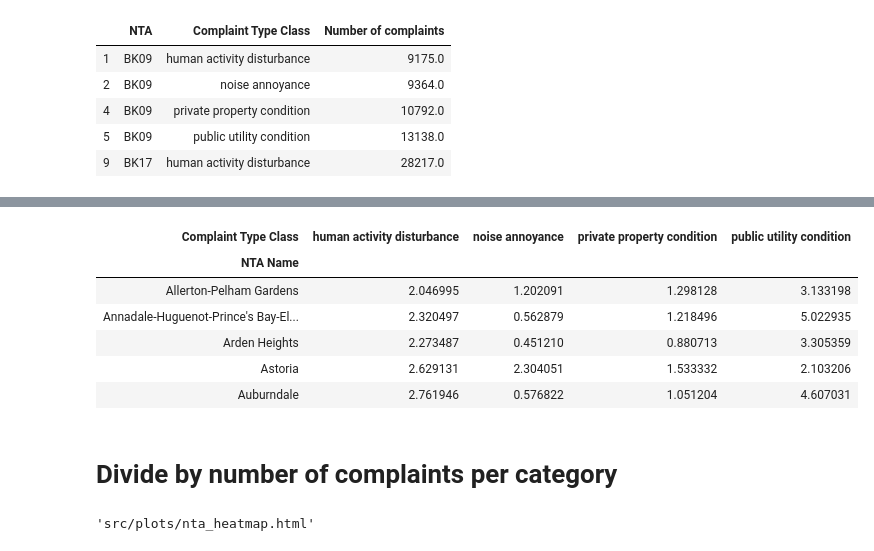
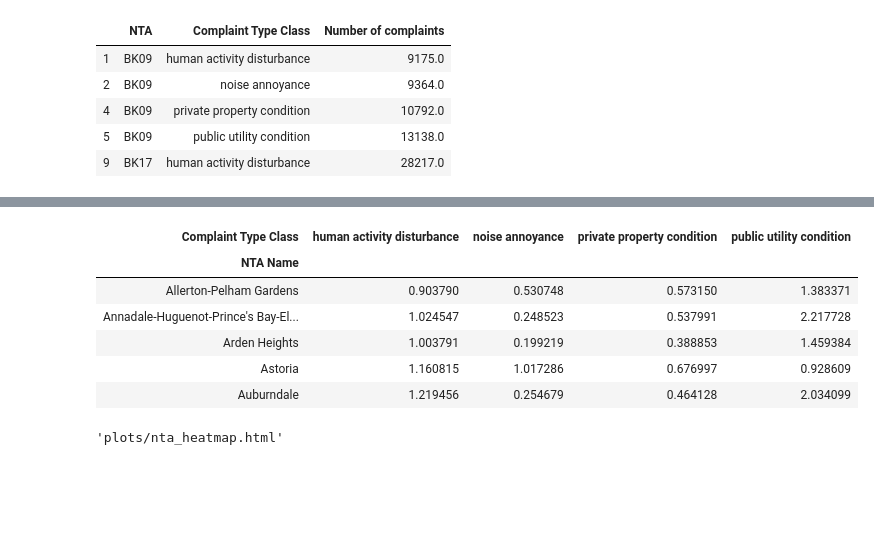
Before and after one commit to Battleman/Squada, a Jupyter notebook: ranking_ntas.ipynb, the cells around one changed output, grey strips where cells are left out. Saved outputs shown, nothing was run; the diff lists cells and outputs as text; code cells hidden in the pictures; blank space fills up the shorter version.

```diff
--- a/ranking_ntas.ipynb
+++ b/ranking_ntas.ipynb
@@ -318,0 +396,6 @@ complaint_fraction
+# %%
+selected_classes = complaint_type_classes.index.tolist()[:4]
+complaint_type_classes = complaint_type_classes[selected_classes].reset_index() \
+                                                                 .rename(columns={"Created Date": "Count"})
+complaint_type_classes["Class complaints per 1k capita"] = 1000 * complaint_type_classes["Count"] / total_population
+complaint_type_classes.head()
@@ -334,7 +423,8 @@ nta_complaints_per_class.head()
 | 9 | BK17 | human activity disturbance | 28217.0 |
 # %%
 nta_complaints_per_class = nta_complaints_per_class.merge(nta_pop_df, left_on="NTA", right_index=True)
-nta_complaints_per_class = nta_complaints_per_class.merge(complaint_fraction, on="Complaint Type Class")
-nta_complaints_per_class["Normalized complaints per capita"] = nta_complaints_per_class["Number of complaints"] / (nta_complaints_per_class["Category Fraction"] * nta_complaints_per_class["Population"])
+nta_complaints_per_class = nta_complaints_per_class.merge(complaint_type_classes, on="Complaint Type Class")
+nta_complaints_per_class["NTA complaints per 1k capita"] = 1000 * nta_complaints_per_class["Number of complaints"] / nta_complaints_per_class["Population"]
+nta_complaints_per_class["Factor"] = nta_complaints_per_class["NTA complaints per 1k capita"] / nta_complaints_per_class["Class complaints per 1k capita"]
 nta_complaints_per_class.head()
 # %% [output]
@@ -347,13 +437,13 @@ nta_complaints_per_class.head()
 # %%
-test_df = nta_complaints_per_class[["NTA Name", "Complaint Type Class","Normalized complaints per capita"]].pivot(index="NTA Name", columns="Complaint Type Class", values="Normalized complaints per capita")
-test_df.head()
+factor_table = nta_complaints_per_class.pivot(index="NTA Name", columns="Complaint Type Class", values="Factor")
+factor_table.head()
 # %% [output]
 | Complaint Type Class | human activity disturbance | noise annoyance | private property condition | public utility condition |
 | NTA Name |  |  |  |  |
-| Allerton-Pelham Gardens | 2.046995 | 1.202091 | 1.298128 | 3.133198 |
-| Annadale-Huguenot-Prince's Bay-El... | 2.320497 | 0.562879 | 1.218496 | 5.022935 |
-| Arden Heights | 2.273487 | 0.451210 | 0.880713 | 3.305359 |
-| Astoria | 2.629131 | 2.304051 | 1.533332 | 2.103206 |
-| Auburndale | 2.761946 | 0.576822 | 1.051204 | 4.607031 |
+| Allerton-Pelham Gardens | 0.903790 | 0.530748 | 0.573150 | 1.383371 |
+| Annadale-Huguenot-Prince's Bay-El... | 1.024547 | 0.248523 | 0.537991 | 2.217728 |
+| Arden Heights | 1.003791 | 0.199219 | 0.388853 | 1.459384 |
+| Astoria | 1.160815 | 1.017286 | 0.676997 | 0.928609 |
+| Auburndale | 1.219456 | 0.254679 | 0.464128 | 2.034099 |
 # %%
 selected_ntas = nta_complaints["NTA Name"].values.tolist()[1:21]
@@ -363,14 +452,13 @@ complaint_fractions = test_df.to_numpy().T
-# %% [markdown]
-# Divide by number of complaints per category
 # %%
 fig = go.Figure(
     data=go.Heatmap(
-        z=complaint_fractions,
+        z=complaint_factors,
         x=selected_ntas,
         y=selected_classes,
         colorscale='Viridis')
     )
 fig.update_layout(title="Complaints per capita of selected NTAs", template="plotly_dark")
-plotly.offline.plot(fig, filename='src/plots/nta_heatmap.html')
+fig.update_xaxes(tickangle=45)
+plotly.offline.plot(fig, filename='plots/nta_heatmap.html')
 # %% [output]
-'src/plots/nta_heatmap.html'
+'plots/nta_heatmap.html'
```
Also changed, not shown: parts of 24 cells of this notebook, 1 other file.
